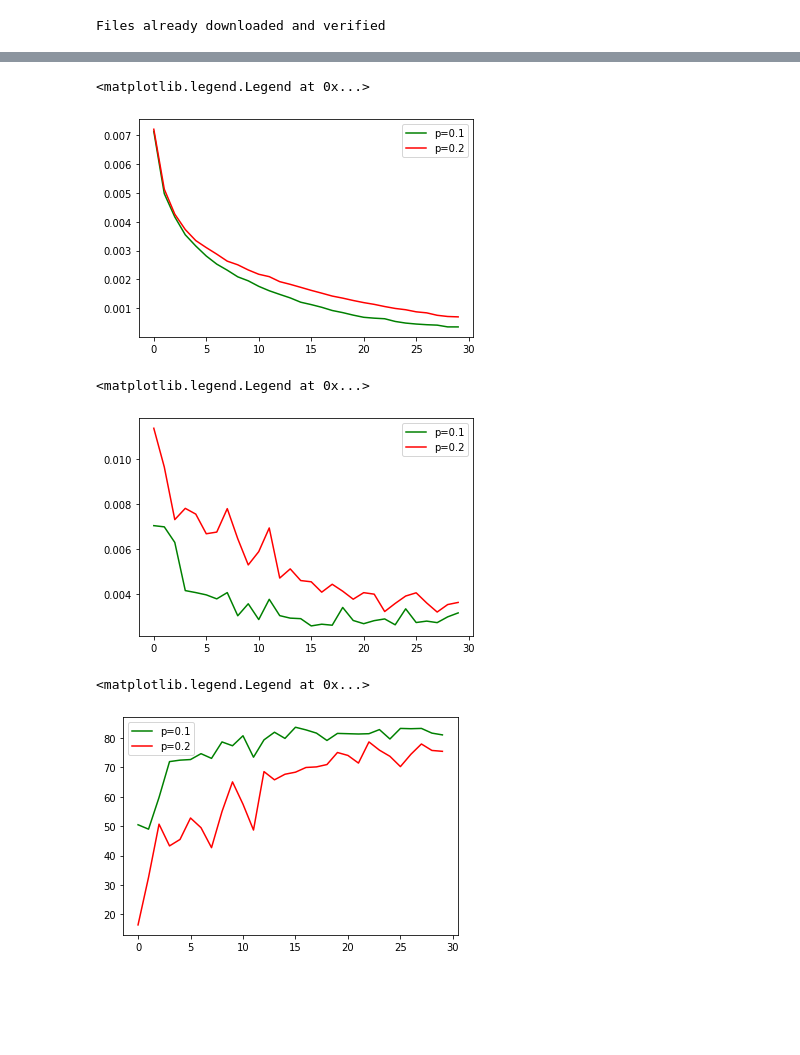
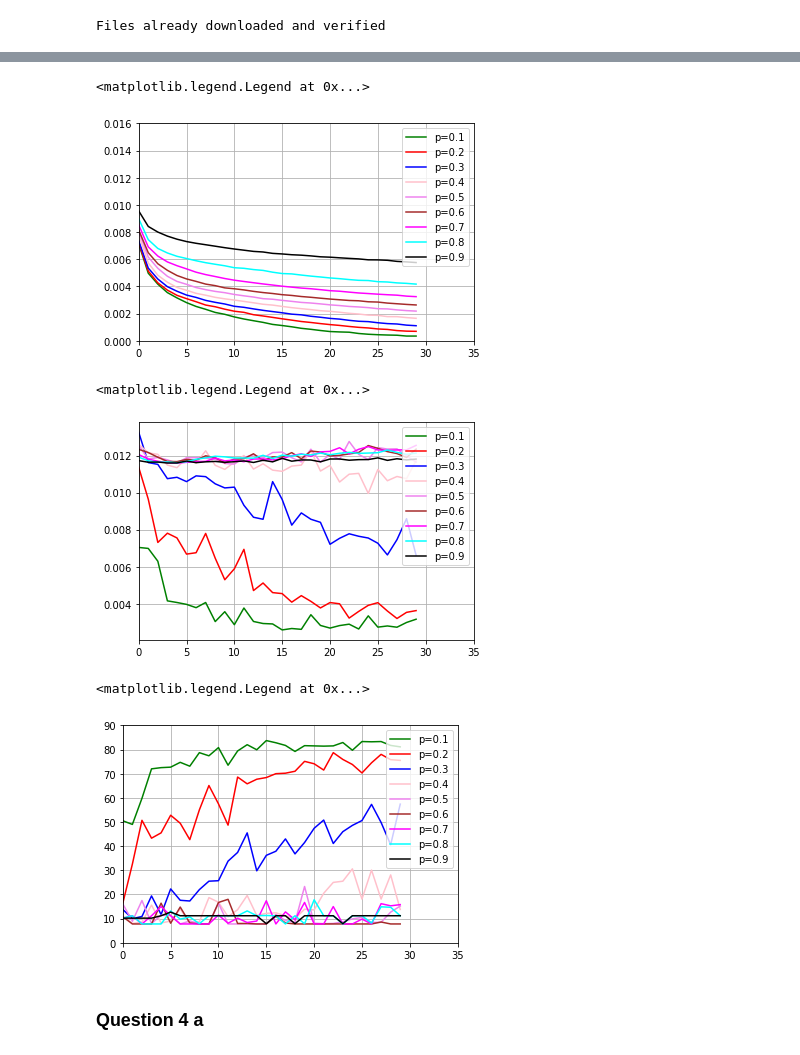
Before and after one commit to Debodeep94/AML-HW2, a Jupyter notebook: AML_hw2.ipynb, the cells around one changed output, grey strips where cells are left out. Saved outputs shown, nothing was run; the diff lists cells and outputs as text; code cells hidden in the pictures; blank space fills up the shorter version.

```diff
--- a/AML_hw2.ipynb
+++ b/AML_hw2.ipynb
@@ -1375,3 +1389,19 @@ l2 = loadList('val_acc_p2.npy')
+# %%
+loss_train_p6 = loadList('loss_train_p6.npy')
+loss_val_p6 = loadList('loss_val_p6.npy')
+val_acc_p6 = loadList('val_acc_p6.npy')
+# %%
+loss_train_p7 = loadList('loss_train_p7.npy')
+loss_val_p7 = loadList('loss_val_p7.npy')
+val_acc_p7 = loadList('val_acc_p7.npy')
+# %%
+loss_train_p8 = loadList('loss_train_p8.npy')
+loss_val_p8 = loadList('loss_val_p8.npy')
+val_acc_p8 = loadList('val_acc_p8.npy')
+# %%
+loss_train_p9 = loadList('loss_train_p9.npy')
+loss_val_p9 = loadList('loss_val_p9.npy')
+val_acc_p9 = loadList('val_acc_p9.npy')
 # %%
 # Test the model
 # In test phase, we don't need to compute gradients (for memory efficiency)
@@ -1426,23 +1463,54 @@ p=0.2, test acc = 75.4%
 plt.figure(2)
 plt.plot(loss_train_p1, color='green', label = 'p=0.1')
 plt.plot(loss_train_p2, color='red', label = 'p=0.2')
+plt.plot(loss_train_p3, color='blue', label = 'p=0.3')
+plt.plot(loss_train_p4, color='pink', label = 'p=0.4')
+plt.plot(loss_train_p5, color='violet', label = 'p=0.5')
+plt.plot(loss_train_p6, color='brown', label = 'p=0.6')
+plt.plot(loss_train_p7, color='magenta', label = 'p=0.7')
+plt.plot(loss_train_p8, color='cyan', label = 'p=0.8')
+plt.plot(loss_train_p9, color='black', label = 'p=0.9')
+plt.grid()
+plt.ylim(0, 0.016)
+plt.xlim(0,35)
 plt.legend()
 # %% [output]
 <matplotlib.legend.Legend at 0x...>
-[figure, old version]
+[figure, new version]
 # %%
 plt.figure(3)
 plt.plot(loss_val_p1, color='green', label = 'p=0.1')
 plt.plot(loss_val_p2, color='red', label = 'p=0.2')
-plt.legend()
+plt.plot(loss_val_p3, color='blue', label = 'p=0.3')
+plt.plot(loss_val_p4, color='pink', label = 'p=0.4')
+plt.plot(loss_val_p5, color='violet', label = 'p=0.5')
+plt.plot(loss_val_p6, color='brown', label = 'p=0.6')
+plt.plot(loss_val_p7, color='magenta', label = 'p=0.7')
+plt.plot(loss_val_p8, color='cyan', label = 'p=0.8')
+plt.plot(loss_val_p9, color='black', label = 'p=0.9')
+plt.grid()
+plt.xlim(0,35)
+plt.legend(loc = "upper right")
 # %% [output]
 <matplotlib.legend.Legend at 0x...>
-[figure, old version]
+[figure, new version]
 # %%
 plt.figure(3)
-plt.plot(l1, color='green', label = 'p=0.1')
-plt.plot(l2, color='red', label = 'p=0.2')
-plt.legend()
+plt.plot(val_acc_p1, color='green', label = 'p=0.1')
+plt.plot(val_acc_p2, color='red', label = 'p=0.2')
+plt.plot(val_acc_p3, color='blue', label = 'p=0.3')
+plt.plot(val_acc_p4, color='pink', label = 'p=0.4')
+plt.plot(val_acc_p5, color='violet', label = 'p=0.5')
+plt.plot(val_acc_p6, color='brown', label = 'p=0.6')
+plt.plot(val_acc_p7, color='magenta', label = 'p=0.7')
+plt.plot(val_acc_p8, color='cyan', label = 'p=0.8')
+plt.plot(val_acc_p9, color='black', label = 'p=0.9')
+plt.ylim(0, 90)
+plt.xlim(0,35)
+plt.grid()
+plt.legend(loc = "upper right")
 # %% [output]
 <matplotlib.legend.Legend at 0x...>
-[figure, old version]
+[figure, new version]
+# %% [markdown]
+### Question 4 a
```
Also changed, not shown: parts of 38 cells of this notebook.
